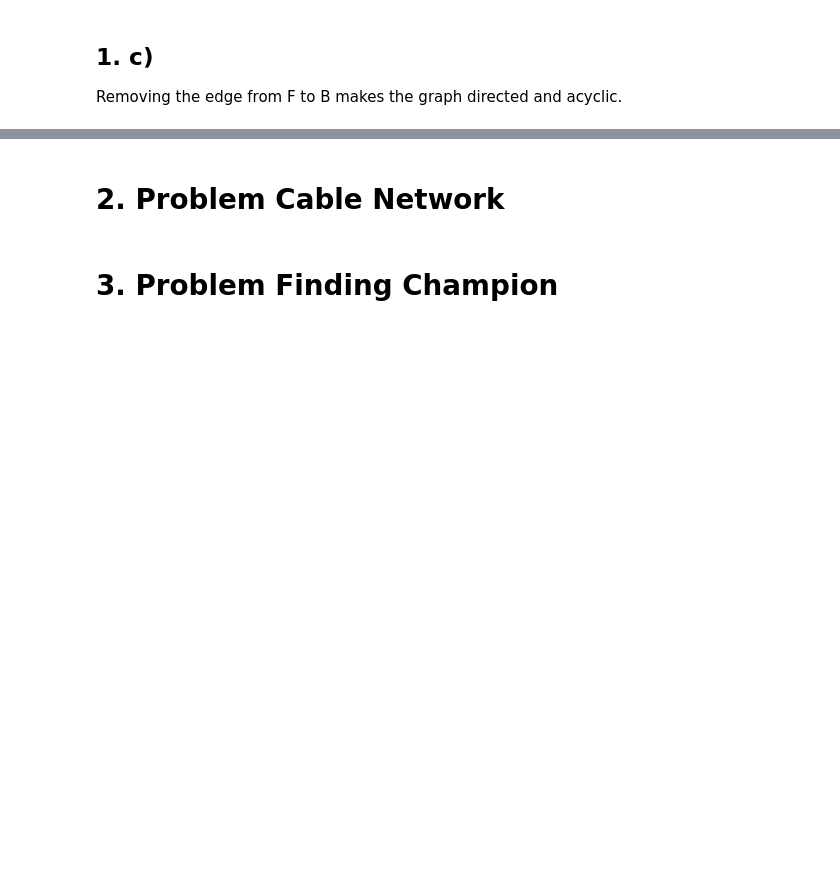
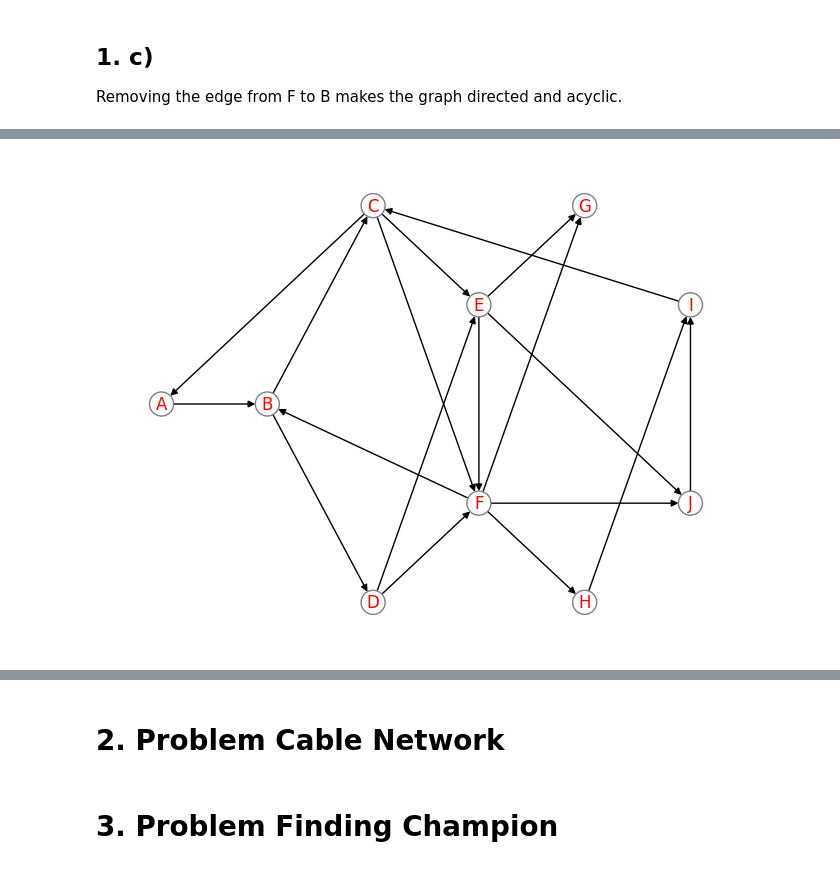
Before and after one commit to eemrds/dat600-algorithms, a Jupyter notebook: assignment3/assignment3.ipynb, the cells around one changed output, grey strips where cells are left out. Drawn from its saved outputs; the diff is of its cells as text; code cells hidden in the pictures; blank space fills up the shorter version.

```diff
--- a/assignment3/assignment3.ipynb
+++ b/assignment3/assignment3.ipynb
@@ -209,8 +209,8 @@ class Graph:
             for neighbour in self.get(node.name).neighbours:
                 G.add_edge(node.name, neighbour.name)
 
-        for edge in G.edges():
-            print(edge)
+        #for edge in G.edges():
+        #    print(edge)
 
         c = [self.get(node).color for node in G.nodes()]
         nx.draw(
@@ -232,6 +232,7 @@ def animate_graph(G: Graph):
         nodes.graphical()
 
     ani = FuncAnimation(fig, update, frames=len(G.snapshot), interval=1000)
+    #clear_output()
     return HTML(ani.to_html5_video())
 # %%
 
@@ -395,0 +401,8 @@ print(topological(c_graph))
+# %%
+D_graph = copy.deepcopy(graph)
+D_graph.add_edge("I", "C")
+D_graph.add_edge("C", "A")
+
+D_graph.graphical()
+# %% [output]
+[figure, added]
```
Also changed, not shown: parts of 8 cells of this notebook.
